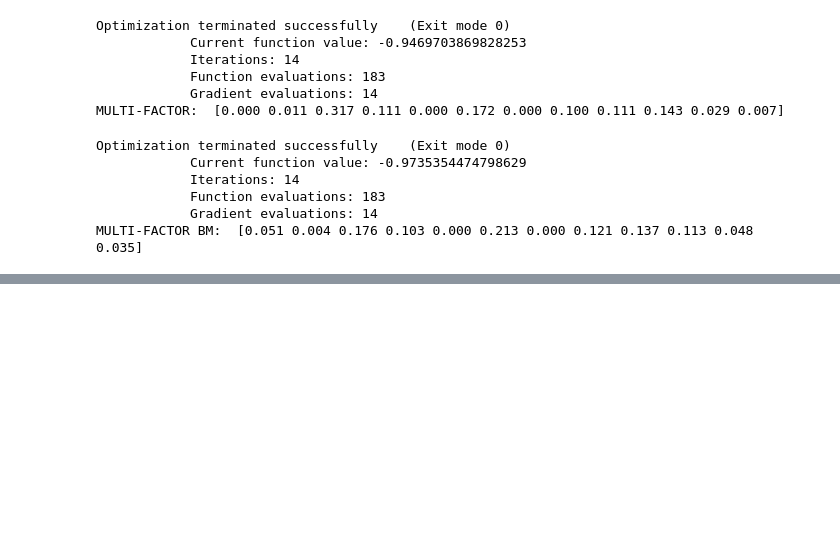
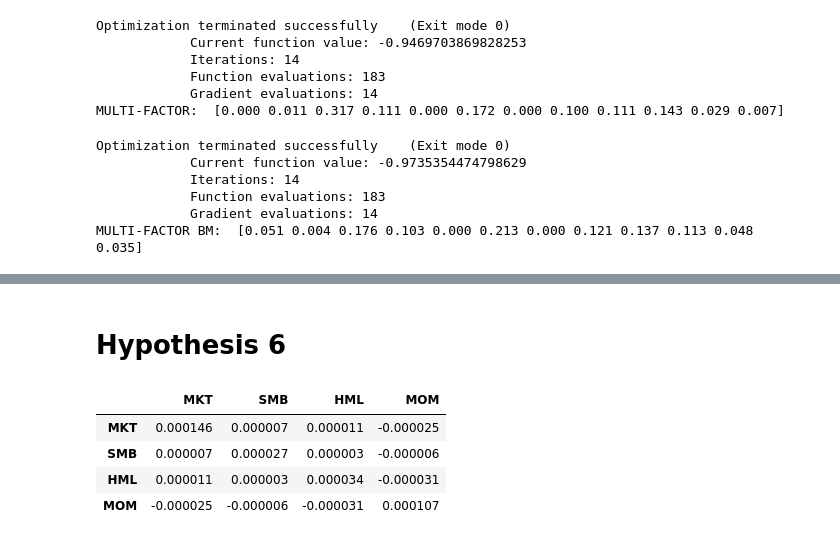
Before and after one commit to AleSandra9/master_thesis, a Jupyter notebook: analysis.ipynb, the cells around one changed output, grey strips where cells are left out. Cells and saved outputs as stored; diff of their text form; code cells hidden in the pictures; blank space fills up the shorter version.

```diff
--- a/analysis.ipynb
+++ b/analysis.ipynb
@@ -2210,0 +2216,2 @@ S&P 500:  [0.064 0.016 0.000 0.047 0.101 0.204 0.056 0.081 0.080 0.110 0.161 0.0
+# %% [markdown]
+# Hypothesis 6
@@ -2210,0 +2220,10 @@ S&P 500:  [0.064 0.016 0.000 0.047 0.101 0.204 0.056 0.081 0.080 0.110 0.161 0.0
+# %%
+'''Covariance matrix'''
+cov_matrix = factors_d.cov()
+cov_matrix
+# %% [output]
+|  | MKT | SMB | HML | MOM |
+| MKT | 0.000146 | 0.000007 | 0.000011 | -0.000025 |
+| SMB | 0.000007 | 0.000027 | 0.000003 | -0.000006 |
+| HML | 0.000011 | 0.000003 | 0.000034 | -0.000031 |
+| MOM | -0.000025 | -0.000006 | -0.000031 | 0.000107 |
```
Also changed, not shown: parts of 29 cells of this notebook, 2 other files.
